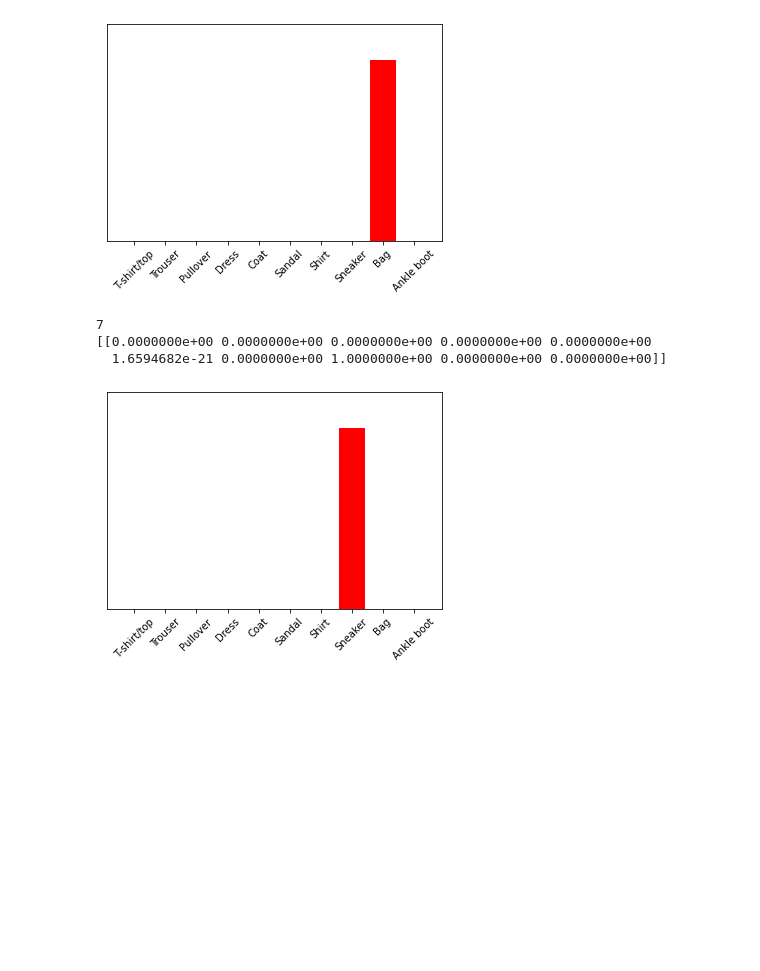
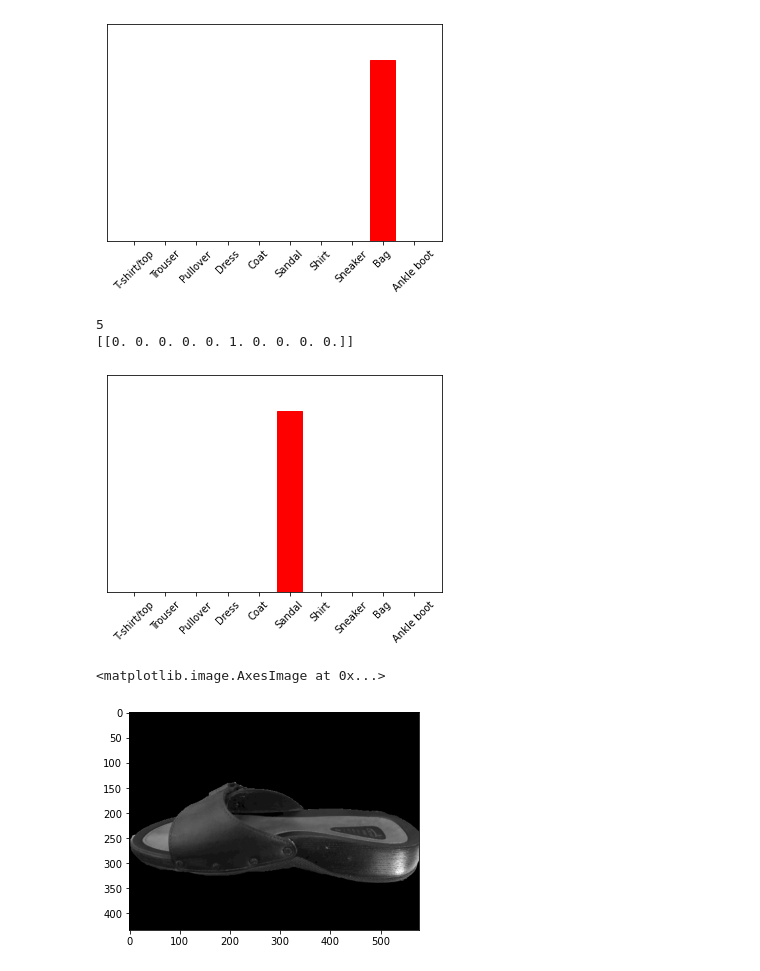
Before and after one commit to HasanBeratSoke/tensorflow_basic_classification_image, a Jupyter notebook: Basic_classification_image.ipynb, the cells around one changed output. Saved outputs shown, nothing was run; the diff lists cells and outputs as text; code cells hidden in the pictures; blank space fills up the shorter version.

```diff
--- a/Basic_classification_image.ipynb
+++ b/Basic_classification_image.ipynb
@@ -298,12 +298,15 @@ def example (img):
     _ = plt.xticks(range(10), class_names, rotation=45)
     plt.show()
 # %%
+demo =cv.imread('terlik.png',0)
 example(demo)
+plt.imshow(demo, cmap='gray')
 # %% [output]
-7
-[[0.0000000e+00 0.0000000e+00 0.0000000e+00 0.0000000e+00 0.0000000e+00
-  1.6594682e-21 0.0000000e+00 1.0000000e+00 0.0000000e+00 0.0000000e+00]]
+5
+[[0. 0. 0. 0. 0. 1. 0. 0. 0. 0.]]
-[figure, old version]
+[figure, new version]
+<matplotlib.image.AxesImage at 0x...>
+[figure, added]
 # %%
 img2 = cv.imread('shoes.png',0)
 # %%
```
Also changed, not shown: parts of 8 cells of this notebook.
